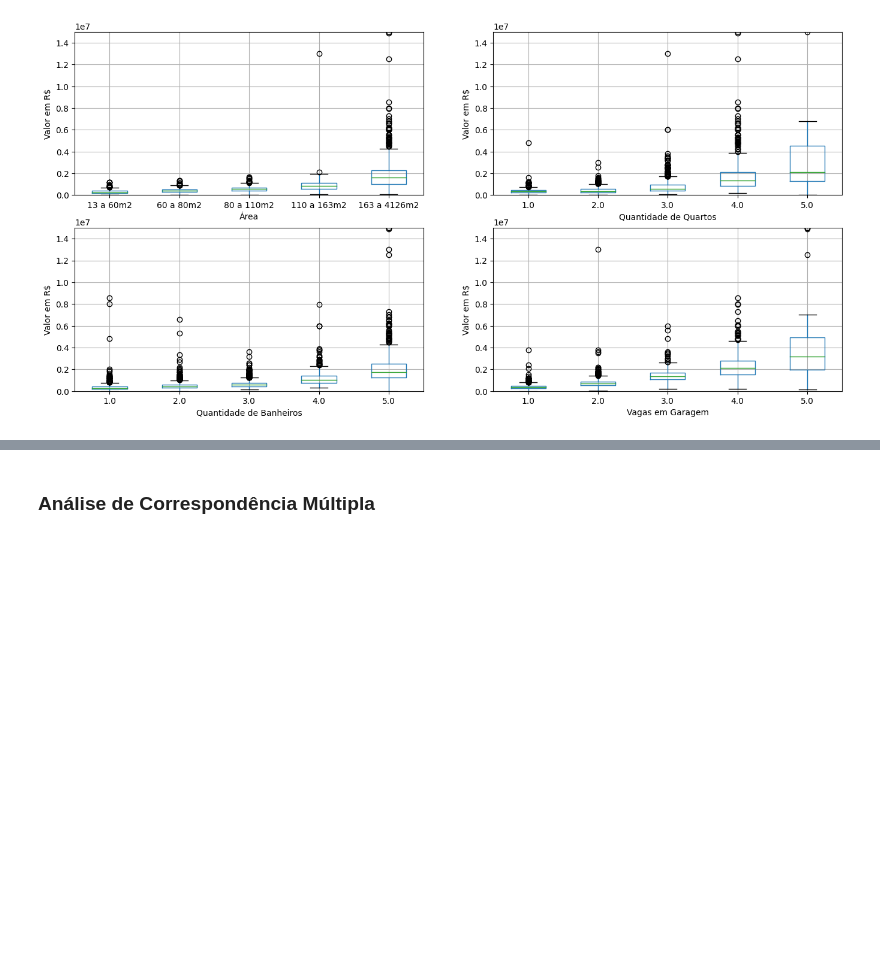
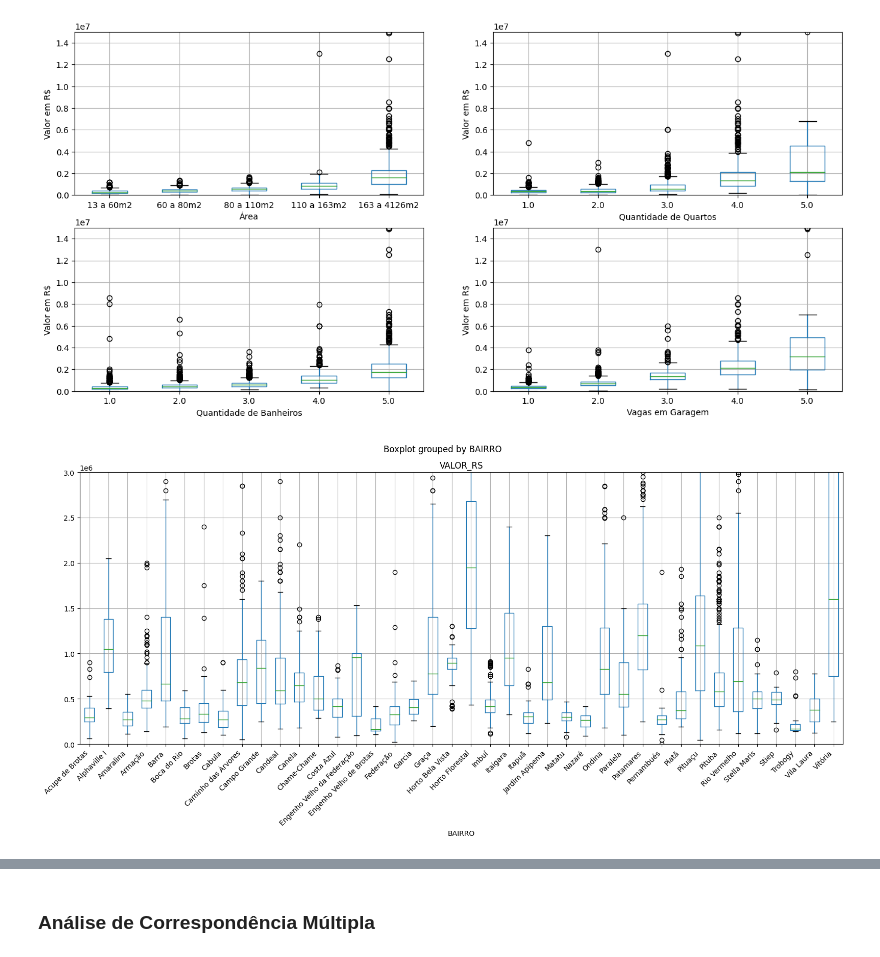
Before and after one commit to danrmoliv/apartment_prices_olx, a Jupyter notebook: precos_apartamentos.ipynb, the cells around one changed output, grey strips where cells are left out. Saved outputs shown, nothing was run; the diff lists cells and outputs as text; code cells hidden in the pictures; blank space fills up the shorter version.

```diff
--- a/precos_apartamentos.ipynb
+++ b/precos_apartamentos.ipynb
@@ -397,3 +397,18 @@ fig.suptitle('')
 plt.show()
 # %% [output]
 [figure]
+# %%
+bairros = df_anuncios[df_anuncios['QTD_QUARTOS']==3].groupby('BAIRRO').agg({'ID_ANUNCIO': 'count'}).sort_values(by='ID_ANUNCIO', ascending=False).head(40).index.tolist()
+
+bairros.sort()
+
+fig, ax = plt.subplots(nrows=1, ncols=1, figsize=(16, 8))
+df_anuncios[df_anuncios['BAIRRO'].isin(bairros)].boxplot(column='VALOR_RS', by='BAIRRO', ax=ax)
+
+ax.set_xticklabels(labels = bairros, rotation=45, ha='right')
+ax.set_ylim(0, 3000000)
+
+plt.tight_layout()
+plt.show()
+# %% [output]
+[figure, added]
```
Also changed, not shown: parts of 1 cell of this notebook.
